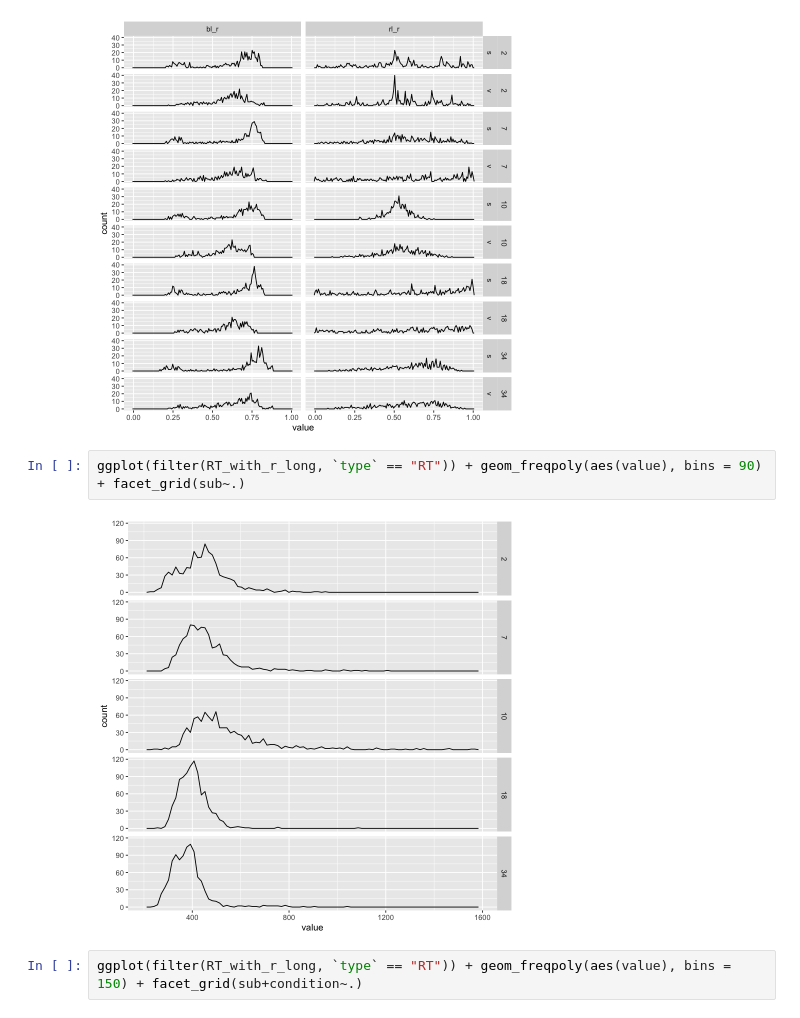
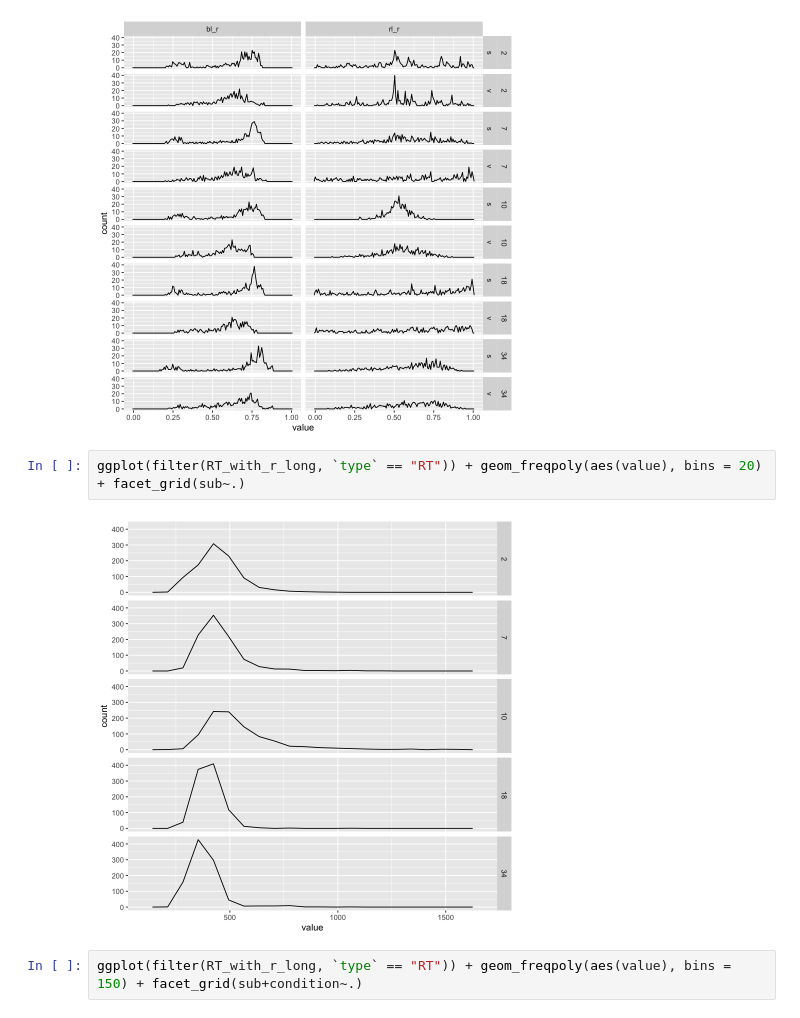
Before and after one commit to dddd1007/cognitive_control_model, a Jupyter notebook: notebooks/强化学习模型和贝叶斯在拟合反应时上的差异.ipynb, the cells around one changed output. Saved outputs shown, nothing was run; the diff lists cells and outputs as text.

```diff
--- a/notebooks/强化学习模型和贝叶斯在拟合反应时上的差异.ipynb
+++ b/notebooks/强化学习模型和贝叶斯在拟合反应时上的差异.ipynb
@@ -133,9 +146,9 @@ ggplot(filter(RT_with_r_long, `type` != "RT")) + geom_freqpoly(aes(value), bins
 # %% [output]
 [figure]
 # %%
-ggplot(filter(RT_with_r_long, `type` == "RT")) + geom_freqpoly(aes(value), bins = 90) + facet_grid(sub~.)
+ggplot(filter(RT_with_r_long, `type` == "RT")) + geom_freqpoly(aes(value), bins = 20) + facet_grid(sub~.)
 # %% [output]
-[figure, old version]
+[figure, new version]
 # %%
 ggplot(filter(RT_with_r_long, `type` == "RT")) + geom_freqpoly(aes(value), bins = 150) + facet_grid(sub+condition~.)
 # %% [output]
```
Also changed, not shown: parts of 5 cells of this notebook, 19 other files.
